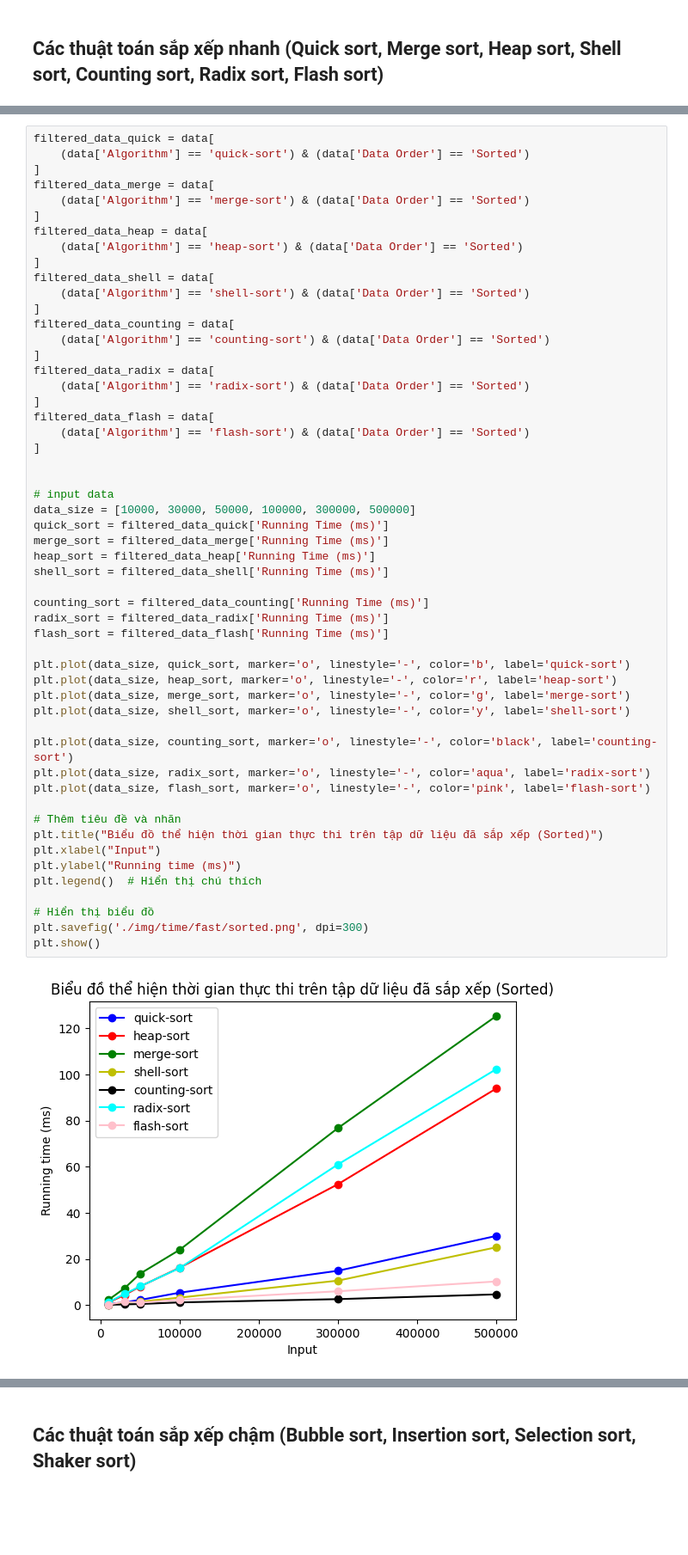
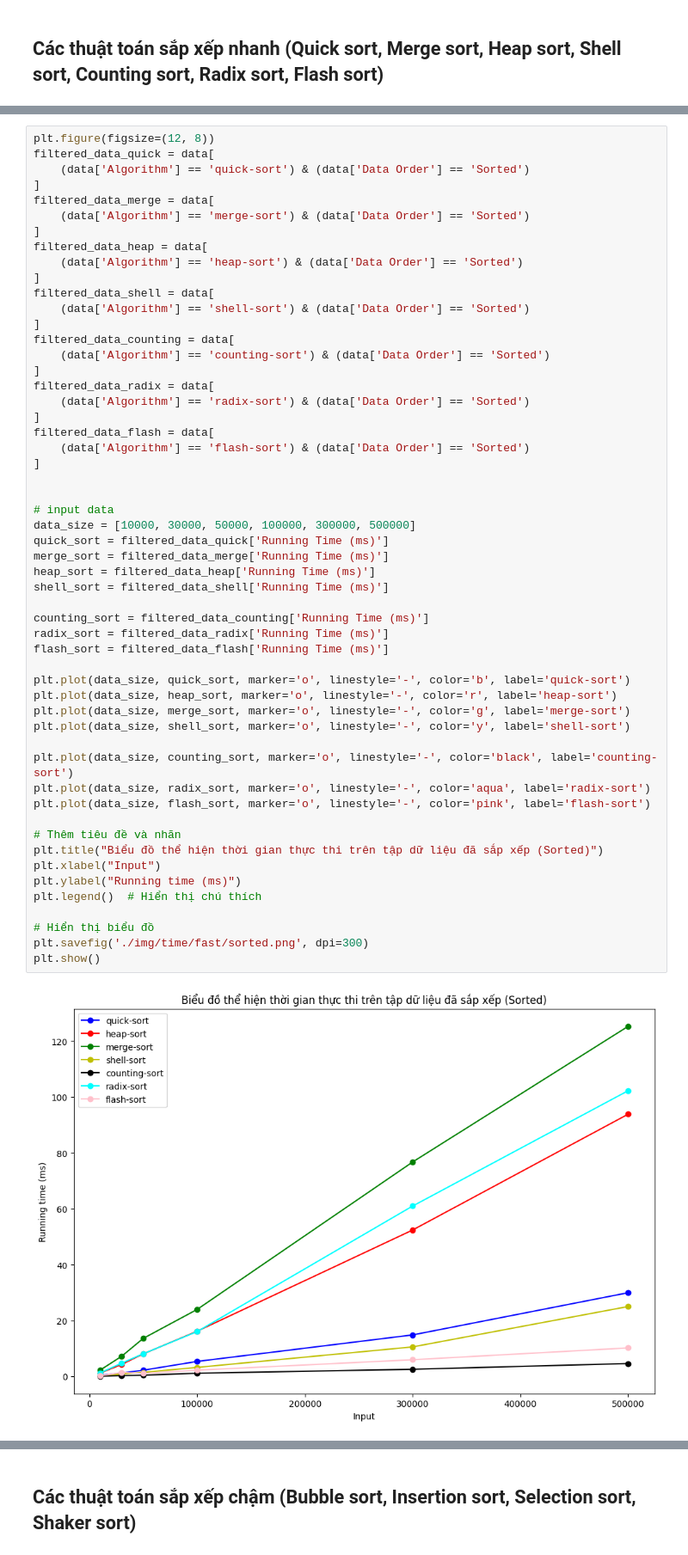
Before and after one commit to cungryan28/test, a Jupyter notebook: Chart_sort.ipynb, the cells around one changed output, grey strips where cells are left out. Shown at 86% size. Cells and saved outputs as stored; diff of their text form; blank space fills up the shorter version.

```diff
--- a/Chart_sort.ipynb
+++ b/Chart_sort.ipynb
@@ -125,4 +130,5 @@ plt.show()
 # %%
+plt.figure(figsize=(12, 8))
 filtered_data_quick = data[
     (data['Algorithm'] == 'quick-sort') & (data['Data Order'] == 'Sorted')
 ]
@@ -149,32 +155,32 @@ filtered_data_flash = data[
 # input data
 data_size = [10000, 30000, 50000, 100000, 300000, 500000]
 quick_sort = filtered_data_quick['Running Time (ms)']
 merge_sort = filtered_data_merge['Running Time (ms)']
 heap_sort = filtered_data_heap['Running Time (ms)']
 shell_sort = filtered_data_shell['Running Time (ms)']
 
 counting_sort = filtered_data_counting['Running Time (ms)']
 radix_sort = filtered_data_radix['Running Time (ms)']
 flash_sort = filtered_data_flash['Running Time (ms)']
 
 plt.plot(data_size, quick_sort, marker='o', linestyle='-', color='b', label='quick-sort')
 plt.plot(data_size, heap_sort, marker='o', linestyle='-', color='r', label='heap-sort')
 plt.plot(data_size, merge_sort, marker='o', linestyle='-', color='g', label='merge-sort')
 plt.plot(data_size, shell_sort, marker='o', linestyle='-', color='y', label='shell-sort')
 
 plt.plot(data_size, counting_sort, marker='o', linestyle='-', color='black', label='counting-sort')
 plt.plot(data_size, radix_sort, marker='o', linestyle='-', color='aqua', label='radix-sort')
 plt.plot(data_size, flash_sort, marker='o', linestyle='-', color='pink', label='flash-sort')
 
 # Thêm tiêu đề và nhãn
 plt.title("Biểu đồ thể hiện thời gian thực thi trên tập dữ liệu đã sắp xếp (Sorted)")
 plt.xlabel("Input")
 plt.ylabel("Running time (ms)")
 plt.legend()  # Hiển thị chú thích
 
 # Hiển thị biểu đồ
 plt.savefig('./img/time/fast/sorted.png', dpi=300)
 plt.show()
 # %% [output]
-[figure, old version]
+[figure, new version]
 # %%
```
Also changed, not shown: parts of 19 cells of this notebook, 20 other files.
